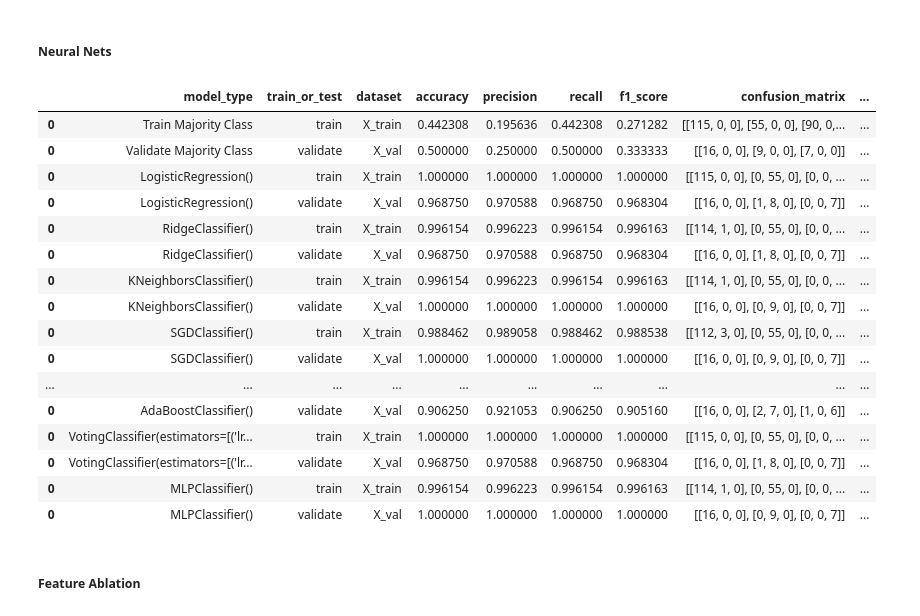
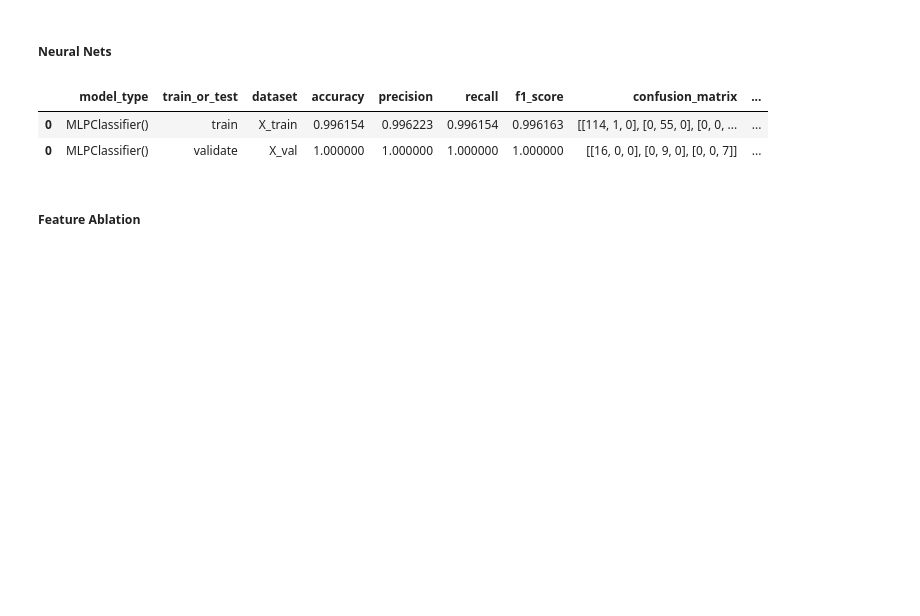
Before and after one commit to emekdahl/machine_learning_template, a Jupyter notebook: machine_learning_template.ipynb, the cells around one changed output. Drawn from its saved outputs; the diff is of its cells as text; code cells hidden in the pictures; blank space fills up the shorter version.

```diff
--- a/machine_learning_template.ipynb
+++ b/machine_learning_template.ipynb
@@ -805,25 +779,11 @@ model_tracker
 # %%
 clf_neural_net_models = [MLPClassifier()]
 clf_neural_net_models_with_defaults = BasicModelsWithDefaults(clf_neural_net_models, experiment_data, model_tracker, 'classification')
 clf_neural_net_models_with_defaults.fit()
 model_tracker = clf_neural_net_models_with_defaults.predict()
-model_tracker
+model_tracker.tail(len(clf_neural_net_models)*2)
 # %% [output]
 |  | model_type | train_or_test | dataset | accuracy | precision | recall | f1_score | confusion_matrix | ... |
-| 0 | Train Majority Class | train | X_train | 0.442308 | 0.195636 | 0.442308 | 0.271282 | [[115, 0, 0], [55, 0, 0], [90, 0,... | ... |
-| 0 | Validate Majority Class | validate | X_val | 0.500000 | 0.250000 | 0.500000 | 0.333333 | [[16, 0, 0], [9, 0, 0], [7, 0, 0]] | ... |
-| 0 | LogisticRegression() | train | X_train | 1.000000 | 1.000000 | 1.000000 | 1.000000 | [[115, 0, 0], [0, 55, 0], [0, 0, ... | ... |
-| 0 | LogisticRegression() | validate | X_val | 0.968750 | 0.970588 | 0.968750 | 0.968304 | [[16, 0, 0], [1, 8, 0], [0, 0, 7]] | ... |
-| 0 | RidgeClassifier() | train | X_train | 0.996154 | 0.996223 | 0.996154 | 0.996163 | [[114, 1, 0], [0, 55, 0], [0, 0, ... | ... |
-| 0 | RidgeClassifier() | validate | X_val | 0.968750 | 0.970588 | 0.968750 | 0.968304 | [[16, 0, 0], [1, 8, 0], [0, 0, 7]] | ... |
-| 0 | KNeighborsClassifier() | train | X_train | 0.996154 | 0.996223 | 0.996154 | 0.996163 | [[114, 1, 0], [0, 55, 0], [0, 0, ... | ... |
-| 0 | KNeighborsClassifier() | validate | X_val | 1.000000 | 1.000000 | 1.000000 | 1.000000 | [[16, 0, 0], [0, 9, 0], [0, 0, 7]] | ... |
-| 0 | SGDClassifier() | train | X_train | 0.988462 | 0.989058 | 0.988462 | 0.988538 | [[112, 3, 0], [0, 55, 0], [0, 0, ... | ... |
-| 0 | SGDClassifier() | validate | X_val | 1.000000 | 1.000000 | 1.000000 | 1.000000 | [[16, 0, 0], [0, 9, 0], [0, 0, 7]] | ... |
-| ... | ... | ... | ... | ... | ... | ... | ... | ... | ... |
-| 0 | AdaBoostClassifier() | validate | X_val | 0.906250 | 0.921053 | 0.906250 | 0.905160 | [[16, 0, 0], [2, 7, 0], [1, 0, 6]] | ... |
-| 0 | VotingClassifier(estimators=[('lr... | train | X_train | 1.000000 | 1.000000 | 1.000000 | 1.000000 | [[115, 0, 0], [0, 55, 0], [0, 0, ... | ... |
-| 0 | VotingClassifier(estimators=[('lr... | validate | X_val | 0.968750 | 0.970588 | 0.968750 | 0.968304 | [[16, 0, 0], [1, 8, 0], [0, 0, 7]] | ... |
 | 0 | MLPClassifier() | train | X_train | 0.996154 | 0.996223 | 0.996154 | 0.996163 | [[114, 1, 0], [0, 55, 0], [0, 0, ... | ... |
 | 0 | MLPClassifier() | validate | X_val | 1.000000 | 1.000000 | 1.000000 | 1.000000 | [[16, 0, 0], [0, 9, 0], [0, 0, 7]] | ... |
 # %% [markdown]
```
Also changed, not shown: parts of 14 cells of this notebook.
